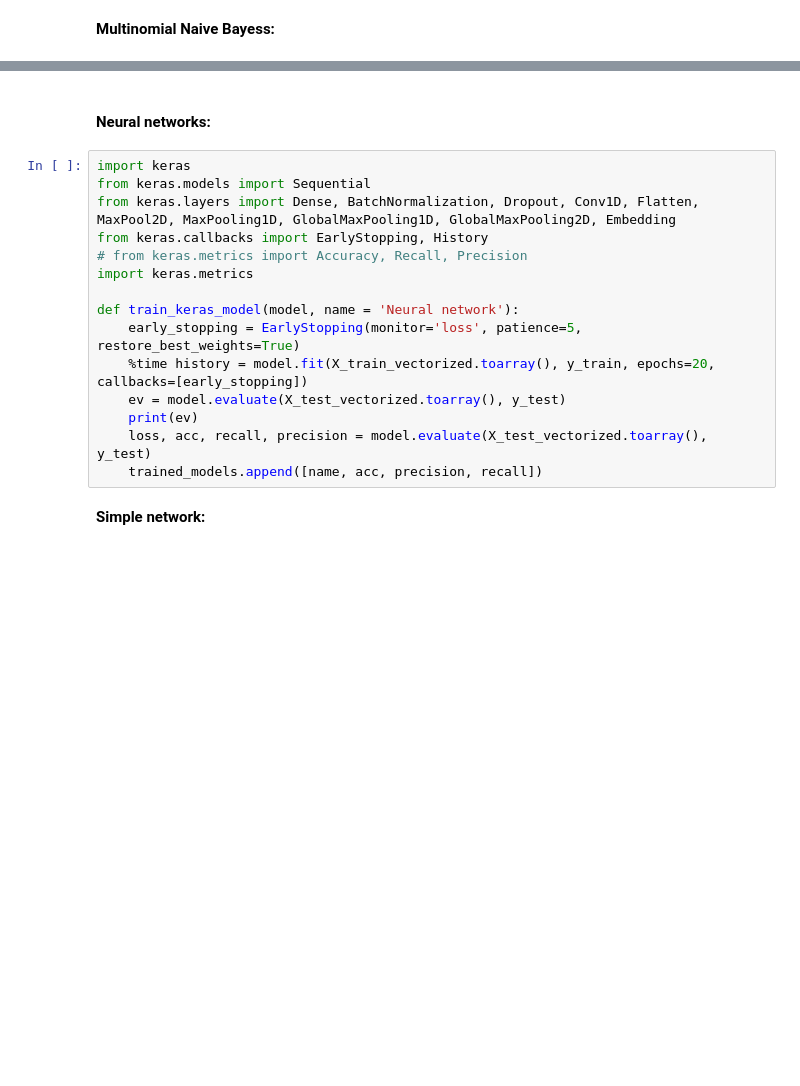
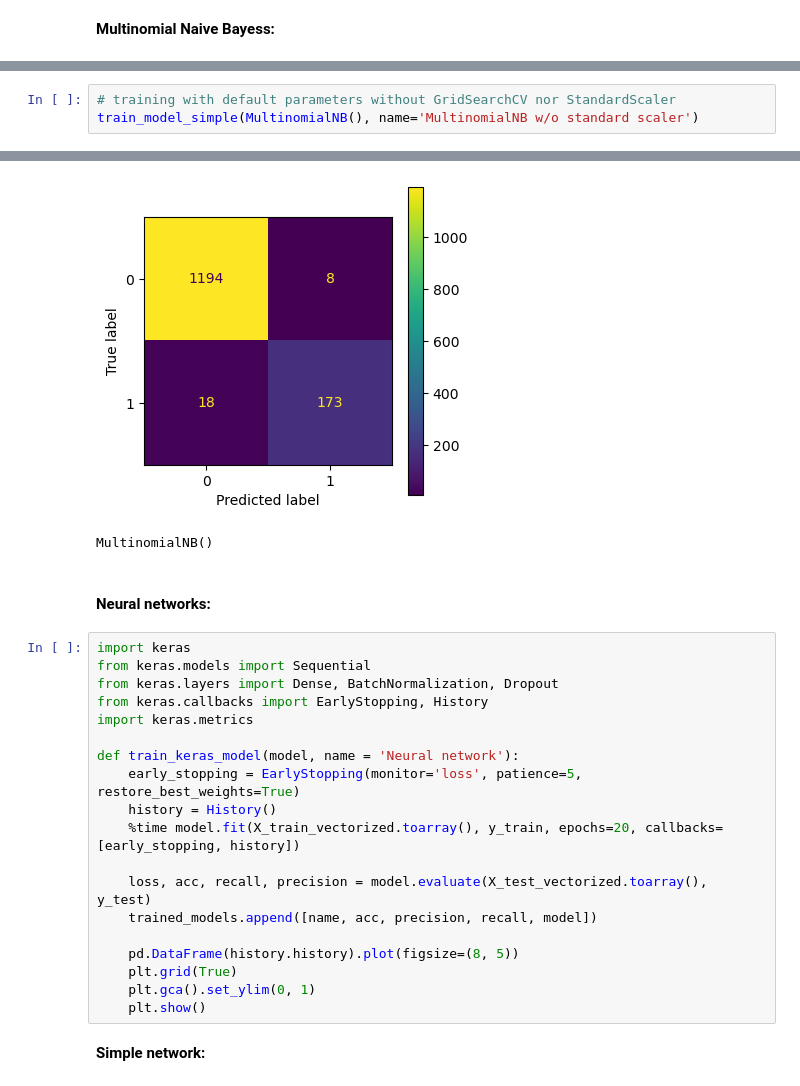
Before and after one commit to marek-ciazynski/podstawy_sztucznej_inteligencji, a Jupyter notebook: proj/PSI-projekt.ipynb, the cells around one changed output, grey strips where cells are left out. Drawn from its saved outputs; the diff is of its cells as text; blank space fills up the shorter version.

```diff
--- a/proj/PSI-projekt.ipynb
+++ b/proj/PSI-projekt.ipynb
@@ -352,0 +392,4 @@ MultinomialNB(alpha=4)
+# %%
+# training with default parameters without GridSearchCV nor StandardScaler
+train_model_simple(MultinomialNB(), name='MultinomialNB w/o standard scaler')
+# %% [output]
@@ -353,20 +400,26 @@ MultinomialNB(alpha=4)
+[figure, added]
+MultinomialNB()
 # %% [markdown]
 #### Neural networks:
 # %%
 import keras
 from keras.models import Sequential
-from keras.layers import Dense, BatchNormalization, Dropout, Conv1D, Flatten, MaxPool2D, MaxPooling1D, GlobalMaxPooling1D, GlobalMaxPooling2D, Embedding
+from keras.layers import Dense, BatchNormalization, Dropout
 from keras.callbacks import EarlyStopping, History
-# from keras.metrics import Accuracy, Recall, Precision
 import keras.metrics
 
 def train_keras_model(model, name = 'Neural network'):
     early_stopping = EarlyStopping(monitor='loss', patience=5, restore_best_weights=True)
-    %time history = model.fit(X_train_vectorized.toarray(), y_train, epochs=20, callbacks=[early_stopping])
-    ev = model.evaluate(X_test_vectorized.toarray(), y_test)
-    print(ev)
+    history = History()
+    %time model.fit(X_train_vectorized.toarray(), y_train, epochs=20, callbacks=[early_stopping, history])
+
     loss, acc, recall, precision = model.evaluate(X_test_vectorized.toarray(), y_test)
-    trained_models.append([name, acc, precision, recall])
+    trained_models.append([name, acc, precision, recall, model])
+
+    pd.DataFrame(history.history).plot(figsize=(8, 5))
+    plt.grid(True)
+    plt.gca().set_ylim(0, 1)
+    plt.show()
 # %% [markdown]
 **Simple network:**
 # %%
```
Also changed, not shown: parts of 40 cells of this notebook.
